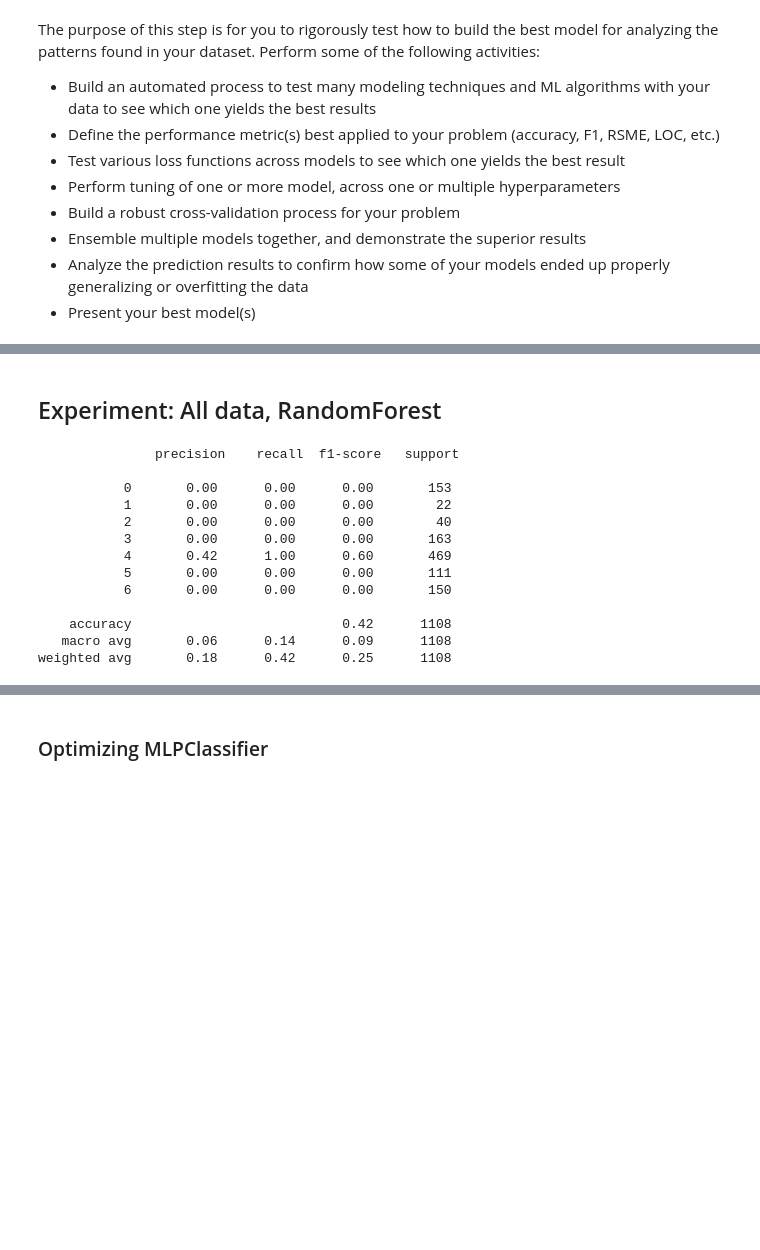
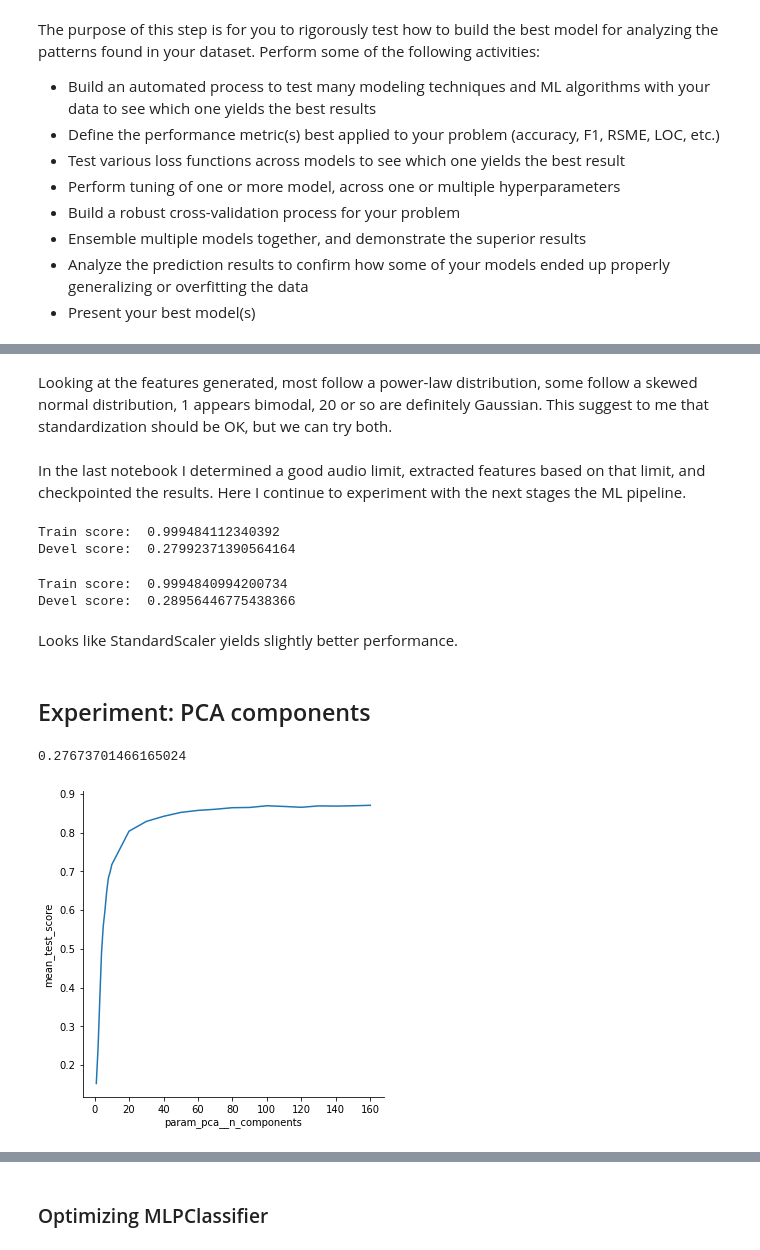
Before and after one commit to ryanjmccall/sb_ml_eng_capstone, a Jupyter notebook: capstone/notebooks/MELD_model_selection.ipynb, the cells around one changed output, grey strips where cells are left out. Drawn from its saved outputs; the diff is of its cells as text; code cells hidden in the pictures; blank space fills up the shorter version.

```diff
--- a/capstone/notebooks/MELD_model_selection.ipynb
+++ b/capstone/notebooks/MELD_model_selection.ipynb
@@ -70,0 +139,4 @@ print(X_train.shape, X_dev.shape, X_test.shape)
+# %% [markdown]
+Looking at the features generated, most follow a power-law distribution, some follow a skewed normal distribution, 1 appears bimodal, 20 or so are definitely Gaussian. This suggest to me that standardization should be OK, but we can try both.
+# %% [markdown]
+In the last notebook I determined a good audio limit, extracted features based on that limit, and checkpointed the results. Here I continue to experiment with the next stages the ML pipeline.
@@ -71,23 +149,52 @@ print(X_train.shape, X_dev.shape, X_test.shape)
+# %%
+pipe = Pipeline(steps=[
+    ('scaler', MinMaxScaler()),
+    ('classifier', RandomForestClassifier(class_weight='balanced', random_state=0))
+])
+
+pipe.fit(X_train, y_train)
+
+print_f1_weighted()
+# %% [output]
+Train score:  0.999484112340392
+Devel score:  0.27992371390564164
+# %%
+pipe = Pipeline(steps=[
+    ('scaler', StandardScaler()),
+    ('classifier', RandomForestClassifier(class_weight='balanced', random_state=0))
+])
+
+pipe.fit(X_train, y_train)
+
+print_f1_weighted()
+# %% [output]
+Train score:  0.9994840994200734
+Devel score:  0.28956446775438366
+# %% [markdown]
+Looks like StandardScaler yields slightly better performance.
 # %% [markdown]
-## Experiment: All data, RandomForest
+## Experiment: PCA components
 # %%
-# run PCA to get top features, collect as X_train and get y_train
+pipe = Pipeline(steps=[
+    ('scaler', StandardScaler()),
+    ('pca', PCA(random_state=0)),
+    ('estimator', RandomForestClassifier(class_weight='balanced', random_state=0, n_jobs=-1))
+])
 
-model = RandomForestClassifier(class_weight='balanced', random_state=0, n_jobs=-1)
-model.fit(X_train, y_train)
-y_pred = model.predict(X_dev)
-print('\n', classification_report(y_dev, y_pred))
+parameters = {
+    'pca__n_components': list(range(1, 10)) + list(range(10, 161, 10)),  # total of 160 features
+}
+
+search = GridSearchCV(pipe, parameters, scoring='f1_weighted', cv=5, n_jobs=-1)
+search.fit(X_train, y_train)
+search.score(X_dev, y_dev)
 # %% [output]
-               precision    recall  f1-score   support
-
-           0       0.00      0.00      0.00       153
-           1       0.00      0.00      0.00        22
-           2       0.00      0.00      0.00        40
-           3       0.00      0.00      0.00       163
-           4       0.42      1.00      0.60       469
-           5       0.00      0.00      0.00       111
-           6       0.00      0.00      0.00       150
-
-    accuracy                           0.42      1108
-   macro avg       0.06      0.14      0.09      1108
-weighted avg       0.18      0.42      0.25      1108
+0.27673701466165024
+# %%
+result_df = pd.DataFrame.from_dict(search.cv_results_, orient='columns')
+sns.relplot(data=result_df, kind='line',
+            x='param_pca__n_components',
+            y='mean_test_score')
+_= plt.show()
+# %% [output]
+[figure, added]
```
Also changed, not shown: parts of 62 cells of this notebook.
